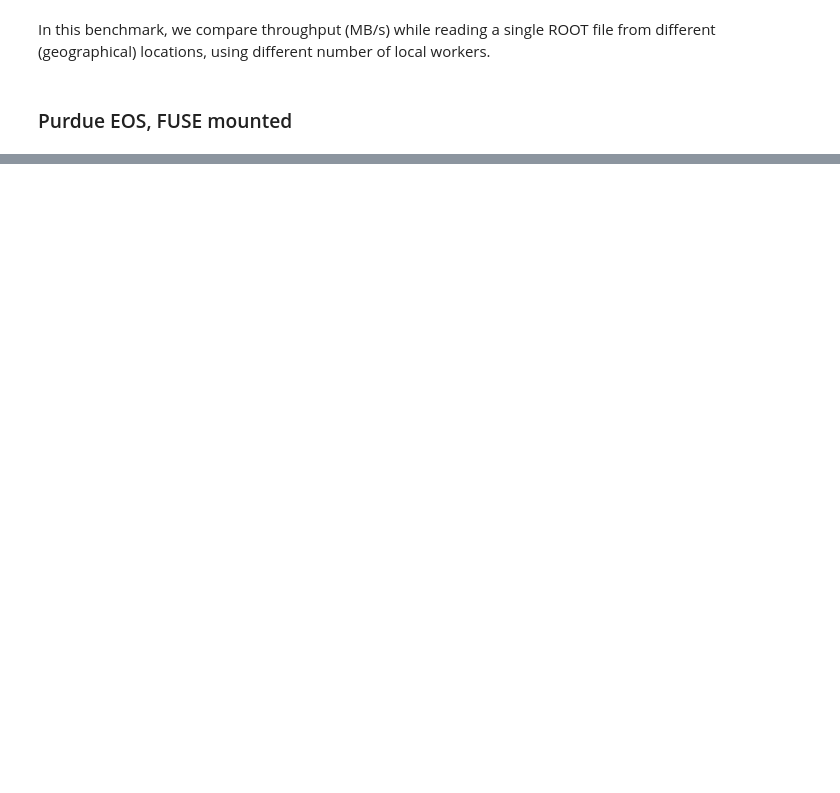
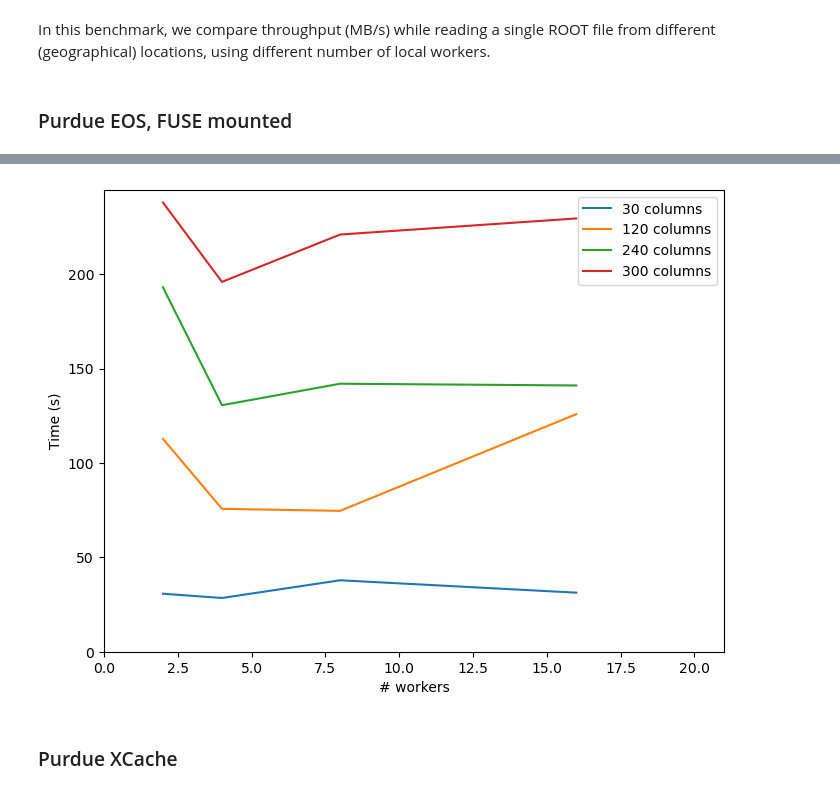
Before and after one commit to PurdueAF/af-benchmark, a Jupyter notebook: notebooks/3.2_Data-locations.ipynb, the cells around one changed output, grey strips where cells are left out. Drawn from its saved outputs; the diff is of its cells as text; code cells hidden in the pictures; blank space fills up the shorter version.

```diff
--- a/notebooks/3.2_Data-locations.ipynb
+++ b/notebooks/3.2_Data-locations.ipynb
@@ -12,7 +12,7 @@ import time
 from dask_gateway import Gateway
 %env XRD_REQUESTTIMEOUT 300
 
-nworkers_options = [1,2,4,8,16]
+nworkers_options = [2,4,8,16]
 col_num_options = [30,120,240,300]
 # nworkers_options = [8]
 # col_num_options = [1200]
@@ -76,0 +150,15 @@ plt.show()
+# %%
+plt.figure(figsize=(8, 6))
+for ncols, group in report_by_ncols:
+    plt.plot(group.n_workers, group.process_columns, label=f"{ncols} columns")
+
+plt.xlabel('# workers')
+plt.ylabel('Time (s)')
+plt.legend()
+plt.xlim(0, report.n_workers.max()+5)
+plt.ylim(0, report.run.max() + 5)
+plt.show()
+# %% [output]
+[figure, added]
+# %% [markdown]
+### Purdue XCache
```
Also changed, not shown: parts of 25 cells of this notebook.
